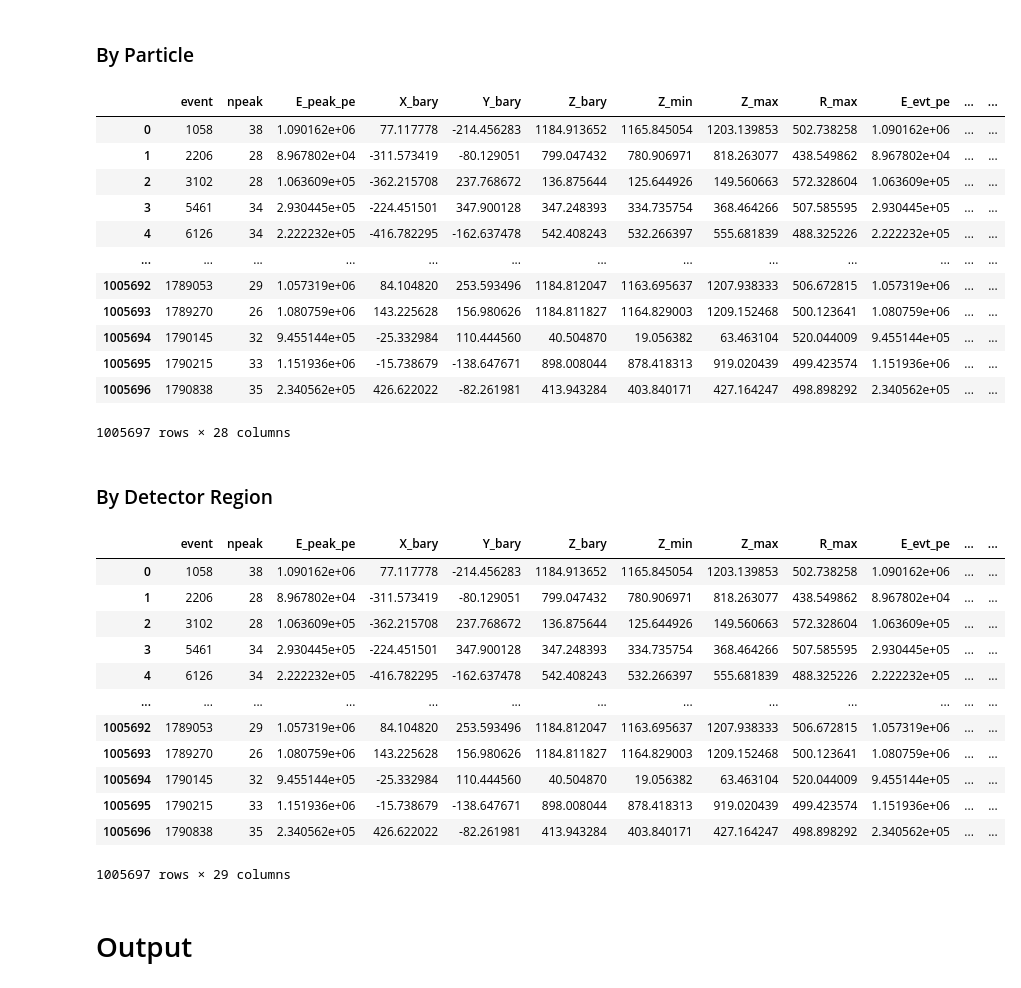
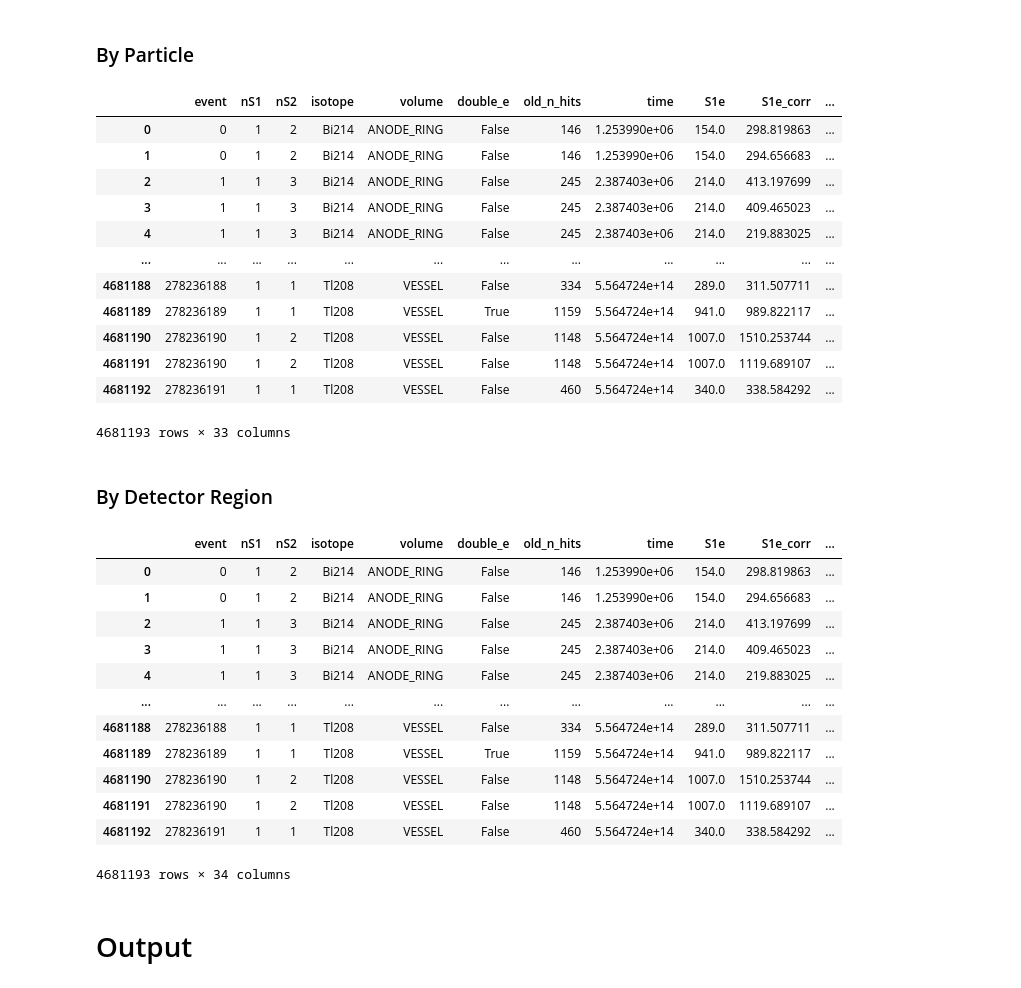
Before and after one commit to camacortespar/next-analysis, a Jupyter notebook: NEXT-100/Backgrounds/notebooks/0 - Merge_Processed.ipynb, the cells around one changed output. Saved outputs shown, nothing was run; the diff lists cells and outputs as text; code cells hidden in the pictures.

```diff
--- a/NEXT-100/Backgrounds/notebooks/0 - Merge_Processed.ipynb
+++ b/NEXT-100/Backgrounds/notebooks/0 - Merge_Processed.ipynb
@@ -178,0 +178,3 @@ Dataframe merged successfully:
+# %%
+mc_files_to_merge = sorted(glob.glob(os.path.join(PROC_MC_DIR, f"*{TYPE}*{DATE}*.h5")))
+mc_files_to_merge
@@ -178,0 +186,9 @@ Dataframe merged successfully:
+# %%
+all_processed_df = []
+
+for file in mc_files_to_merge:
+    print(f"--- Merging File: {os.path.basename(file)} ---")
+    dataframe = pd.read_hdf(file, key='Events')
+    all_processed_df.append(dataframe)
+
+MERGED_DF = pd.concat(all_processed_df, ignore_index=True)
@@ -179,9 +213,12 @@ Dataframe merged successfully:
 # %% [markdown]
 ### Compute Global Event ID
 # %%
+if TYPE == 'data': COMP_COLS = ['event', 'run_number']
+elif TYPE == 'mc': COMP_COLS = ['event', 'isotope', 'volume']
+
 # An original event is defined as a row in dataframe where at least one of the columns
 # ('event', 'run_number') differs from the corresponding row below it (using `shift`).
-event_OG = (MERGED_DF[['event', 'run_number']] != MERGED_DF[['event', 'run_number']].shift())
+event_OG = (MERGED_DF[COMP_COLS] != MERGED_DF[COMP_COLS].shift())
 
 # If any column in event_OG is True, it means the row corresponds to the start of a new original event block.
 new_event_block = event_OG.any(axis=1)
@@ -217,40 +254,47 @@ MERGED_DF
 # %% [markdown]
 ### By Particle
 # %%
-particle_tagged_MERGED_DF = crudo.dm.tag_particles(MERGED_DF, size_threshold=SIZE_THRESHOLD, s1_energy_threshold=S1_ENERGY_THRESHOLD, event_column='global_event')
+particle_tagged_MERGED_DF = crudo.dm.tag_particles( MERGED_DF
+                                                  , size_threshold=SIZE_THRESHOLD
+                                                  , s1_energy_threshold=S1_ENERGY_THRESHOLD
+                                                  , event_column='global_event' )
 particle_tagged_MERGED_DF
 # %% [output]
-|  | event | npeak | E_peak_pe | X_bary | Y_bary | Z_bary | Z_min | Z_max | R_max | E_evt_pe | ... | ... |
-| 0 | 1058 | 38 | 1.090162e+06 | 77.117778 | -214.456283 | 1184.913652 | 1165.845054 | 1203.139853 | 502.738258 | 1.090162e+06 | ... | ... |
-| 1 | 2206 | 28 | 8.967802e+04 | -311.573419 | -80.129051 | 799.047432 | 780.906971 | 818.263077 | 438.549862 | 8.967802e+04 | ... | ... |
-| 2 | 3102 | 28 | 1.063609e+05 | -362.215708 | 237.768672 | 136.875644 | 125.644926 | 149.560663 | 572.328604 | 1.063609e+05 | ... | ... |
-| 3 | 5461 | 34 | 2.930445e+05 | -224.451501 | 347.900128 | 347.248393 | 334.735754 | 368.464266 | 507.585595 | 2.930445e+05 | ... | ... |
-| 4 | 6126 | 34 | 2.222232e+05 | -416.782295 | -162.637478 | 542.408243 | 532.266397 | 555.681839 | 488.325226 | 2.222232e+05 | ... | ... |
-| ... | ... | ... | ... | ... | ... | ... | ... | ... | ... | ... | ... | ... |
-| 1005692 | 1789053 | 29 | 1.057319e+06 | 84.104820 | 253.593496 | 1184.812047 | 1163.695637 | 1207.938333 | 506.672815 | 1.057319e+06 | ... | ... |
-| 1005693 | 1789270 | 26 | 1.080759e+06 | 143.225628 | 156.980626 | 1184.811827 | 1164.829003 | 1209.152468 | 500.123641 | 1.080759e+06 | ... | ... |
-| 1005694 | 1790145 | 32 | 9.455144e+05 | -25.332984 | 110.444560 | 40.504870 | 19.056382 | 63.463104 | 520.044009 | 9.455144e+05 | ... | ... |
-| 1005695 | 1790215 | 33 | 1.151936e+06 | -15.738679 | -138.647671 | 898.008044 | 878.418313 | 919.020439 | 499.423574 | 1.151936e+06 | ... | ... |
-| 1005696 | 1790838 | 35 | 2.340562e+05 | 426.622022 | -82.261981 | 413.943284 | 403.840171 | 427.164247 | 498.898292 | 2.340562e+05 | ... | ... |
+|  | event | nS1 | nS2 | isotope | volume | double_e | old_n_hits | time | S1e | S1e_corr | ... |
+| 0 | 0 | 1 | 2 | Bi214 | ANODE_RING | False | 146 | 1.253990e+06 | 154.0 | 298.819863 | ... |
+| 1 | 0 | 1 | 2 | Bi214 | ANODE_RING | False | 146 | 1.253990e+06 | 154.0 | 294.656683 | ... |
+| 2 | 1 | 1 | 3 | Bi214 | ANODE_RING | False | 245 | 2.387403e+06 | 214.0 | 413.197699 | ... |
+| 3 | 1 | 1 | 3 | Bi214 | ANODE_RING | False | 245 | 2.387403e+06 | 214.0 | 409.465023 | ... |
+| 4 | 1 | 1 | 3 | Bi214 | ANODE_RING | False | 245 | 2.387403e+06 | 214.0 | 219.883025 | ... |
+| ... | ... | ... | ... | ... | ... | ... | ... | ... | ... | ... | ... |
+| 4681188 | 278236188 | 1 | 1 | Tl208 | VESSEL | False | 334 | 5.564724e+14 | 289.0 | 311.507711 | ... |
+| 4681189 | 278236189 | 1 | 1 | Tl208 | VESSEL | True | 1159 | 5.564724e+14 | 941.0 | 989.822117 | ... |
+| 4681190 | 278236190 | 1 | 2 | Tl208 | VESSEL | False | 1148 | 5.564724e+14 | 1007.0 | 1510.253744 | ... |
+| 4681191 | 278236190 | 1 | 2 | Tl208 | VESSEL | False | 1148 | 5.564724e+14 | 1007.0 | 1119.689107 | ... |
+| 4681192 | 278236191 | 1 | 1 | Tl208 | VESSEL | False | 460 | 5.564724e+14 | 340.0 | 338.584292 | ... |
-1005697 rows × 28 columns
+4681193 rows × 33 columns
 # %% [markdown]
 ### By Detector Region
 # %%
-region_tagged_MERGED_DF = crudo.dm.tag_event_by_detector_region(particle_tagged_MERGED_DF, z_cut_low=Z_LOW, z_cut_high=Z_UP, r_cut_high=R_UP, event_column='global_event')
+region_tagged_MERGED_DF = crudo.dm.tag_event_by_detector_region( particle_tagged_MERGED_DF if TYPE == 'data' else MERGED_DF
+                                                               , z_cut_low=Z_LOW
+                                                               , z_cut_high=Z_UP
+                                                               , r_cut_high=R_UP
+                                                               , event_column='global_event' )
 region_tagged_MERGED_DF
 # %% [output]
-|  | event | npeak | E_peak_pe | X_bary | Y_bary | Z_bary | Z_min | Z_max | R_max | E_evt_pe | ... | ... |
-| 0 | 1058 | 38 | 1.090162e+06 | 77.117778 | -214.456283 | 1184.913652 | 1165.845054 | 1203.139853 | 502.738258 | 1.090162e+06 | ... | ... |
-| 1 | 2206 | 28 | 8.967802e+04 | -311.573419 | -80.129051 | 799.047432 | 780.906971 | 818.263077 | 438.549862 | 8.967802e+04 | ... | ... |
-| 2 | 3102 | 28 | 1.063609e+05 | -362.215708 | 237.768672 | 136.875644 | 125.644926 | 149.560663 | 572.328604 | 1.063609e+05 | ... | ... |
-| 3 | 5461 | 34 | 2.930445e+05 | -224.451501 | 347.900128 | 347.248393 | 334.735754 | 368.464266 | 507.585595 | 2.930445e+05 | ... | ... |
-| 4 | 6126 | 34 | 2.222232e+05 | -416.782295 | -162.637478 | 542.408243 | 532.266397 | 555.681839 | 488.325226 | 2.222232e+05 | ... | ... |
-| ... | ... | ... | ... | ... | ... | ... | ... | ... | ... | ... | ... | ... |
-| 1005692 | 1789053 | 29 | 1.057319e+06 | 84.104820 | 253.593496 | 1184.812047 | 1163.695637 | 1207.938333 | 506.672815 | 1.057319e+06 | ... | ... |
-| 1005693 | 1789270 | 26 | 1.080759e+06 | 143.225628 | 156.980626 | 1184.811827 | 1164.829003 | 1209.152468 | 500.123641 | 1.080759e+06 | ... | ... |
-| 1005694 | 1790145 | 32 | 9.455144e+05 | -25.332984 | 110.444560 | 40.504870 | 19.056382 | 63.463104 | 520.044009 | 9.455144e+05 | ... | ... |
-| 1005695 | 1790215 | 33 | 1.151936e+06 | -15.738679 | -138.647671 | 898.008044 | 878.418313 | 919.020439 | 499.423574 | 1.151936e+06 | ... | ... |
-| 1005696 | 1790838 | 35 | 2.340562e+05 | 426.622022 | -82.261981 | 413.943284 | 403.840171 | 427.164247 | 498.898292 | 2.340562e+05 | ... | ... |
+|  | event | nS1 | nS2 | isotope | volume | double_e | old_n_hits | time | S1e | S1e_corr | ... |
+| 0 | 0 | 1 | 2 | Bi214 | ANODE_RING | False | 146 | 1.253990e+06 | 154.0 | 298.819863 | ... |
+| 1 | 0 | 1 | 2 | Bi214 | ANODE_RING | False | 146 | 1.253990e+06 | 154.0 | 294.656683 | ... |
+| 2 | 1 | 1 | 3 | Bi214 | ANODE_RING | False | 245 | 2.387403e+06 | 214.0 | 413.197699 | ... |
+| 3 | 1 | 1 | 3 | Bi214 | ANODE_RING | False | 245 | 2.387403e+06 | 214.0 | 409.465023 | ... |
+| 4 | 1 | 1 | 3 | Bi214 | ANODE_RING | False | 245 | 2.387403e+06 | 214.0 | 219.883025 | ... |
+| ... | ... | ... | ... | ... | ... | ... | ... | ... | ... | ... | ... |
+| 4681188 | 278236188 | 1 | 1 | Tl208 | VESSEL | False | 334 | 5.564724e+14 | 289.0 | 311.507711 | ... |
+| 4681189 | 278236189 | 1 | 1 | Tl208 | VESSEL | True | 1159 | 5.564724e+14 | 941.0 | 989.822117 | ... |
+| 4681190 | 278236190 | 1 | 2 | Tl208 | VESSEL | False | 1148 | 5.564724e+14 | 1007.0 | 1510.253744 | ... |
+| 4681191 | 278236190 | 1 | 2 | Tl208 | VESSEL | False | 1148 | 5.564724e+14 | 1007.0 | 1119.689107 | ... |
+| 4681192 | 278236191 | 1 | 1 | Tl208 | VESSEL | False | 460 | 5.564724e+14 | 340.0 | 338.584292 | ... |
-1005697 rows × 29 columns
+4681193 rows × 34 columns
 # %% [markdown]
 # Output
```
Also changed, not shown: parts of 17 cells of this notebook, 8 other files.
